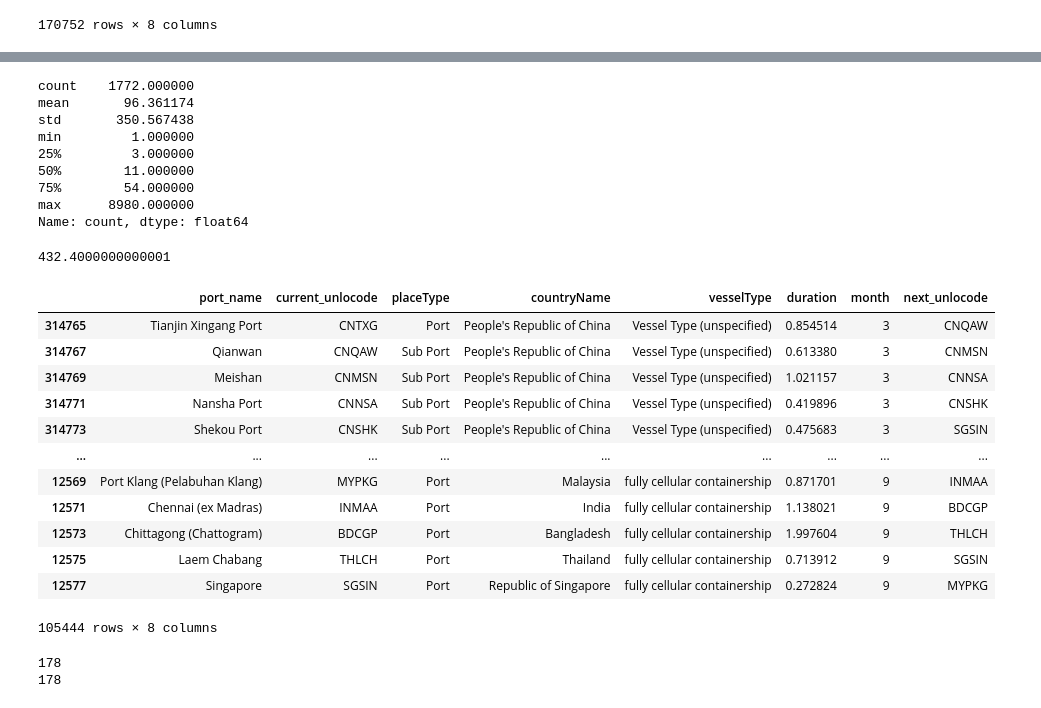
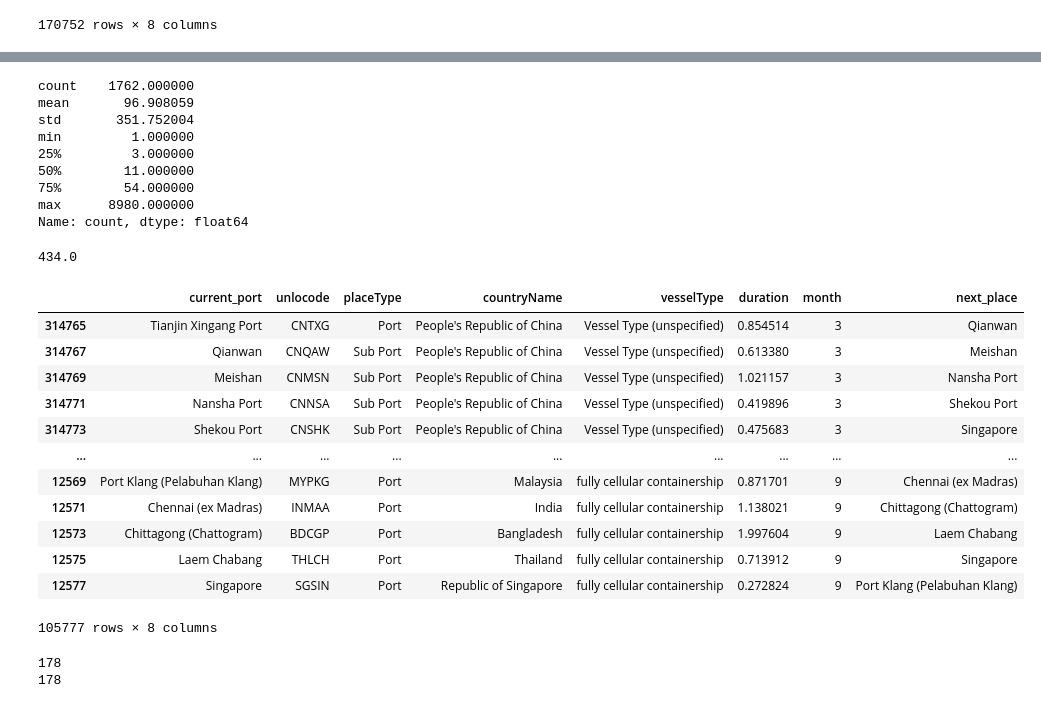
Before and after one commit to SySyAli/ais_port_prediction, a Jupyter notebook: notebooks/random_forest2_name.ipynb, the cells around one changed output, grey strips where cells are left out. Saved outputs shown, nothing was run; the diff lists cells and outputs as text; code cells hidden in the pictures.

```diff
--- a/notebooks/random_forest2.ipynb
+++ b/notebooks/random_forest2_name.ipynb
@@ -34,12 +15,12 @@ pre_df["month"] = pre_df["arrivalDate"].dt.month
 pre_df['duration'] = pre_df['duration'] / pd.Timedelta(days=1)
 # %%
 # drop null values in df
-pre_df.dropna(inplace=True)
+pre_df = pre_df.dropna()
 # %%
 # preprocess data
 # sort by imo number
 pre_df.sort_values(by=["IMO", "arrivalDate"], inplace=True)
-pre_df['next_unlocode'] = pre_df.groupby('IMO')['place.unlocode'].shift(-1)
+pre_df['next_place'] = pre_df.groupby('IMO')['place.placeName'].shift(-1)
 pre_df['is_last_imo'] = pre_df['IMO'] != pre_df['IMO'].shift(-1)
 pre_df = pre_df[~pre_df["is_last_imo"]]
 pre_df = pre_df[pre_df["Event_Type"] != "ARRIVAL"]
@@ -85,6 +66,6 @@ pre_df
 | 12577 | Singapore | SGSIN | Port | Republic of Singapore | fully cellular containership | 0.272824 | ... |
 170752 rows × 8 columns
 # %%
-df = pre_df.rename(columns={'place.unlocode':'current_unlocode', 'place.placeName':'port_name','vessel.vesselType':'vesselType', 'place.placeType': 'placeType', 'place.countryName': 'countryName'})
+df = pre_df.rename(columns={'place.unlocode':'unlocode', 'place.placeName':'current_port','vessel.vesselType':'vesselType', 'place.placeType': 'placeType', 'place.countryName': 'countryName'})
 df
 # %% [output]
@@ -122,11 +103,11 @@ dtypes: float64(1), int32(1), object(6)
 memory usage: 11.1+ MB
 # %%
 # print out the stats related to port appearance
-print(df['current_unlocode'].value_counts().describe())
+print(df['current_port'].value_counts().describe())
 # %% [output]
-count    1772.000000
-mean       96.361174
-std       350.567438
+count    1762.000000
+mean       96.908059
+std       351.752004
 min         1.000000
 25%         3.000000
 50%        11.000000
@@ -135,33 +116,33 @@ max      8980.000000
 Name: count, dtype: float64
 # %%
 # Calculate frequency of each port for thresholding
-port_counts = pd.concat([df['current_unlocode'], df['next_unlocode']]).value_counts()
+port_counts = pd.concat([df['current_port'], df['next_place']]).value_counts()
 
 # Define the threshold (assuming 500 based on your update)
 threshold = port_counts.quantile(0.90)
 print(threshold)
 
 # Filter ports that meet the threshold
 valid_ports_df = port_counts[port_counts >= threshold]
 valid_ports = port_counts[port_counts >= threshold].index
 # Keep only rows where both current and next ports are in valid_ports
-filtered_df = df[(df['current_unlocode'].isin(valid_ports)) & (df['next_unlocode'].isin(valid_ports))]
+filtered_df = df[(df['current_port'].isin(valid_ports)) & (df['next_place'].isin(valid_ports))]
 filtered_df
 # %% [output]
-432.4000000000001
+434.0
-|  | port_name | current_unlocode | placeType | countryName | vesselType | duration | month | next_unlocode |
-| 314765 | Tianjin Xingang Port | CNTXG | Port | People's Republic of China | Vessel Type (unspecified) | 0.854514 | 3 | CNQAW |
-| 314767 | Qianwan | CNQAW | Sub Port | People's Republic of China | Vessel Type (unspecified) | 0.613380 | 3 | CNMSN |
-| 314769 | Meishan | CNMSN | Sub Port | People's Republic of China | Vessel Type (unspecified) | 1.021157 | 3 | CNNSA |
-| 314771 | Nansha Port | CNNSA | Sub Port | People's Republic of China | Vessel Type (unspecified) | 0.419896 | 3 | CNSHK |
-| 314773 | Shekou Port | CNSHK | Sub Port | People's Republic of China | Vessel Type (unspecified) | 0.475683 | 3 | SGSIN |
+|  | current_port | unlocode | placeType | countryName | vesselType | duration | month | next_place |
+| 314765 | Tianjin Xingang Port | CNTXG | Port | People's Republic of China | Vessel Type (unspecified) | 0.854514 | 3 | Qianwan |
+| 314767 | Qianwan | CNQAW | Sub Port | People's Republic of China | Vessel Type (unspecified) | 0.613380 | 3 | Meishan |
+| 314769 | Meishan | CNMSN | Sub Port | People's Republic of China | Vessel Type (unspecified) | 1.021157 | 3 | Nansha Port |
+| 314771 | Nansha Port | CNNSA | Sub Port | People's Republic of China | Vessel Type (unspecified) | 0.419896 | 3 | Shekou Port |
+| 314773 | Shekou Port | CNSHK | Sub Port | People's Republic of China | Vessel Type (unspecified) | 0.475683 | 3 | Singapore |
 | ... | ... | ... | ... | ... | ... | ... | ... | ... |
-| 12569 | Port Klang (Pelabuhan Klang) | MYPKG | Port | Malaysia | fully cellular containership | 0.871701 | 9 | INMAA |
-| 12571 | Chennai (ex Madras) | INMAA | Port | India | fully cellular containership | 1.138021 | 9 | BDCGP |
-| 12573 | Chittagong (Chattogram) | BDCGP | Port | Bangladesh | fully cellular containership | 1.997604 | 9 | THLCH |
-| 12575 | Laem Chabang | THLCH | Port | Thailand | fully cellular containership | 0.713912 | 9 | SGSIN |
-| 12577 | Singapore | SGSIN | Port | Republic of Singapore | fully cellular containership | 0.272824 | 9 | MYPKG |
+| 12569 | Port Klang (Pelabuhan Klang) | MYPKG | Port | Malaysia | fully cellular containership | 0.871701 | 9 | Chennai (ex Madras) |
+| 12571 | Chennai (ex Madras) | INMAA | Port | India | fully cellular containership | 1.138021 | 9 | Chittagong (Chattogram) |
+| 12573 | Chittagong (Chattogram) | BDCGP | Port | Bangladesh | fully cellular containership | 1.997604 | 9 | Laem Chabang |
+| 12575 | Laem Chabang | THLCH | Port | Thailand | fully cellular containership | 0.713912 | 9 | Singapore |
+| 12577 | Singapore | SGSIN | Port | Republic of Singapore | fully cellular containership | 0.272824 | 9 | Port Klang (Pelabuhan Klang) |
-105444 rows × 8 columns
+105777 rows × 8 columns
 # %%
 # uniqueness check
 print(len(valid_ports))
```
Also changed, not shown: parts of 22 cells of this notebook, 1 other file.
